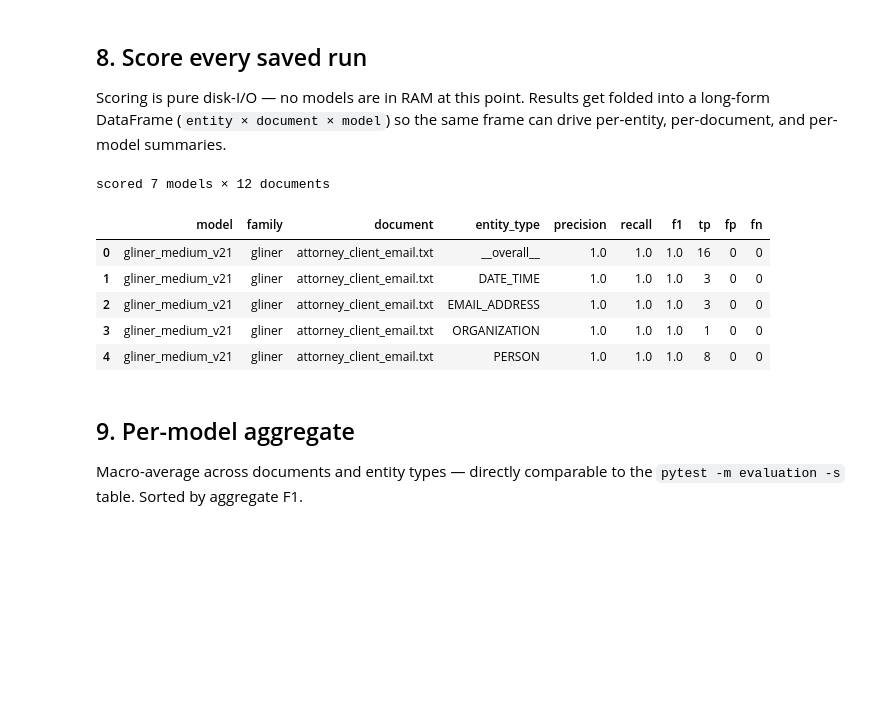
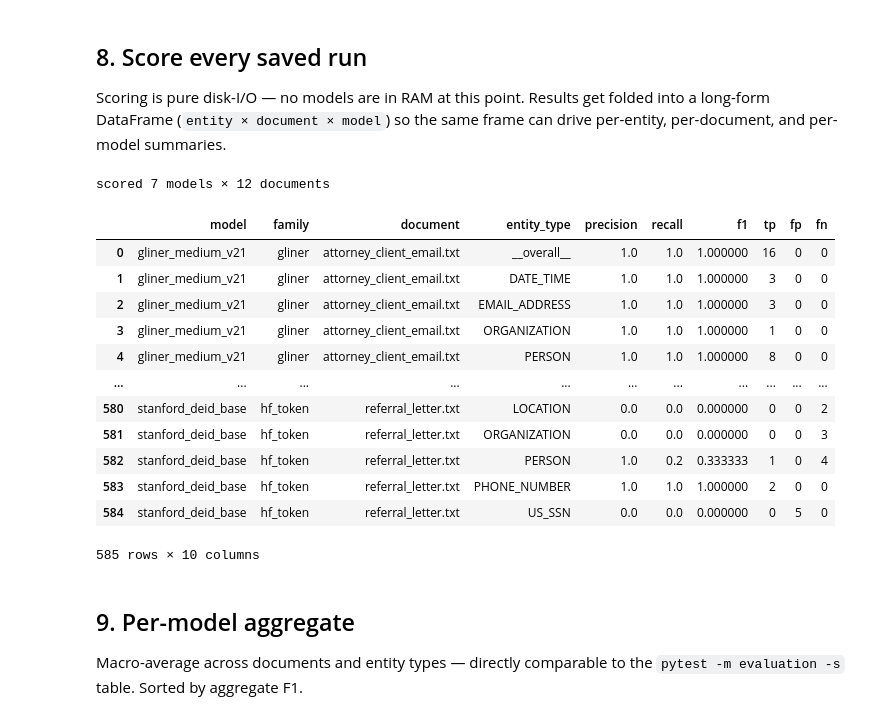
Before and after one commit to FilippoTonci/sanctum-research, a Jupyter notebook: notebooks/pii_model_benchmark.ipynb, the cells around one changed output. Drawn from its saved outputs; the diff is of its cells as text; code cells hidden in the pictures; blank space fills up the shorter version.

```diff
--- a/notebooks/pii_model_benchmark.ipynb
+++ b/notebooks/pii_model_benchmark.ipynb
@@ -715,39 +722,46 @@ def score_all() -> pd.DataFrame:
                 "document": doc_name,
                 "entity_type": "__overall__",
                 "precision": report.overall.precision,
                 "recall": report.overall.recall,
                 "f1": report.overall.f1,
                 "tp": report.overall.true_positives,
                 "fp": report.overall.false_positives,
                 "fn": report.overall.false_negatives,
             })
             for etype, metrics in report.per_entity.items():
                 rows.append({
                     "model": case["key"],
                     "family": case["family"],
                     "document": doc_name,
                     "entity_type": etype,
                     "precision": metrics.precision,
                     "recall": metrics.recall,
                     "f1": metrics.f1,
                     "tp": metrics.true_positives,
                     "fp": metrics.false_positives,
                     "fn": metrics.false_negatives,
                 })
     return pd.DataFrame(rows)
 
 
 scores = score_all()
 print(f"scored {scores['model'].nunique()} models × {scores['document'].nunique()} documents")
-scores.head()
+scores
 # %% [output]
 scored 7 models × 12 documents
 |  | model | family | document | entity_type | precision | recall | f1 | tp | fp | fn |
-| 0 | gliner_medium_v21 | gliner | attorney_client_email.txt | __overall__ | 1.0 | 1.0 | 1.0 | 16 | 0 | 0 |
-| 1 | gliner_medium_v21 | gliner | attorney_client_email.txt | DATE_TIME | 1.0 | 1.0 | 1.0 | 3 | 0 | 0 |
-| 2 | gliner_medium_v21 | gliner | attorney_client_email.txt | EMAIL_ADDRESS | 1.0 | 1.0 | 1.0 | 3 | 0 | 0 |
-| 3 | gliner_medium_v21 | gliner | attorney_client_email.txt | ORGANIZATION | 1.0 | 1.0 | 1.0 | 1 | 0 | 0 |
-| 4 | gliner_medium_v21 | gliner | attorney_client_email.txt | PERSON | 1.0 | 1.0 | 1.0 | 8 | 0 | 0 |
+| 0 | gliner_medium_v21 | gliner | attorney_client_email.txt | __overall__ | 1.0 | 1.0 | 1.000000 | 16 | 0 | 0 |
+| 1 | gliner_medium_v21 | gliner | attorney_client_email.txt | DATE_TIME | 1.0 | 1.0 | 1.000000 | 3 | 0 | 0 |
+| 2 | gliner_medium_v21 | gliner | attorney_client_email.txt | EMAIL_ADDRESS | 1.0 | 1.0 | 1.000000 | 3 | 0 | 0 |
+| 3 | gliner_medium_v21 | gliner | attorney_client_email.txt | ORGANIZATION | 1.0 | 1.0 | 1.000000 | 1 | 0 | 0 |
+| 4 | gliner_medium_v21 | gliner | attorney_client_email.txt | PERSON | 1.0 | 1.0 | 1.000000 | 8 | 0 | 0 |
+| ... | ... | ... | ... | ... | ... | ... | ... | ... | ... | ... |
+| 580 | stanford_deid_base | hf_token | referral_letter.txt | LOCATION | 0.0 | 0.0 | 0.000000 | 0 | 0 | 2 |
+| 581 | stanford_deid_base | hf_token | referral_letter.txt | ORGANIZATION | 0.0 | 0.0 | 0.000000 | 0 | 0 | 3 |
+| 582 | stanford_deid_base | hf_token | referral_letter.txt | PERSON | 1.0 | 0.2 | 0.333333 | 1 | 0 | 4 |
+| 583 | stanford_deid_base | hf_token | referral_letter.txt | PHONE_NUMBER | 1.0 | 1.0 | 1.000000 | 2 | 0 | 0 |
+| 584 | stanford_deid_base | hf_token | referral_letter.txt | US_SSN | 0.0 | 0.0 | 0.000000 | 0 | 5 | 0 |
+585 rows × 10 columns
 # %% [markdown]
 ## 9. Per-model aggregate
 
```
Also changed, not shown: parts of 6 cells of this notebook, 2 other files.
